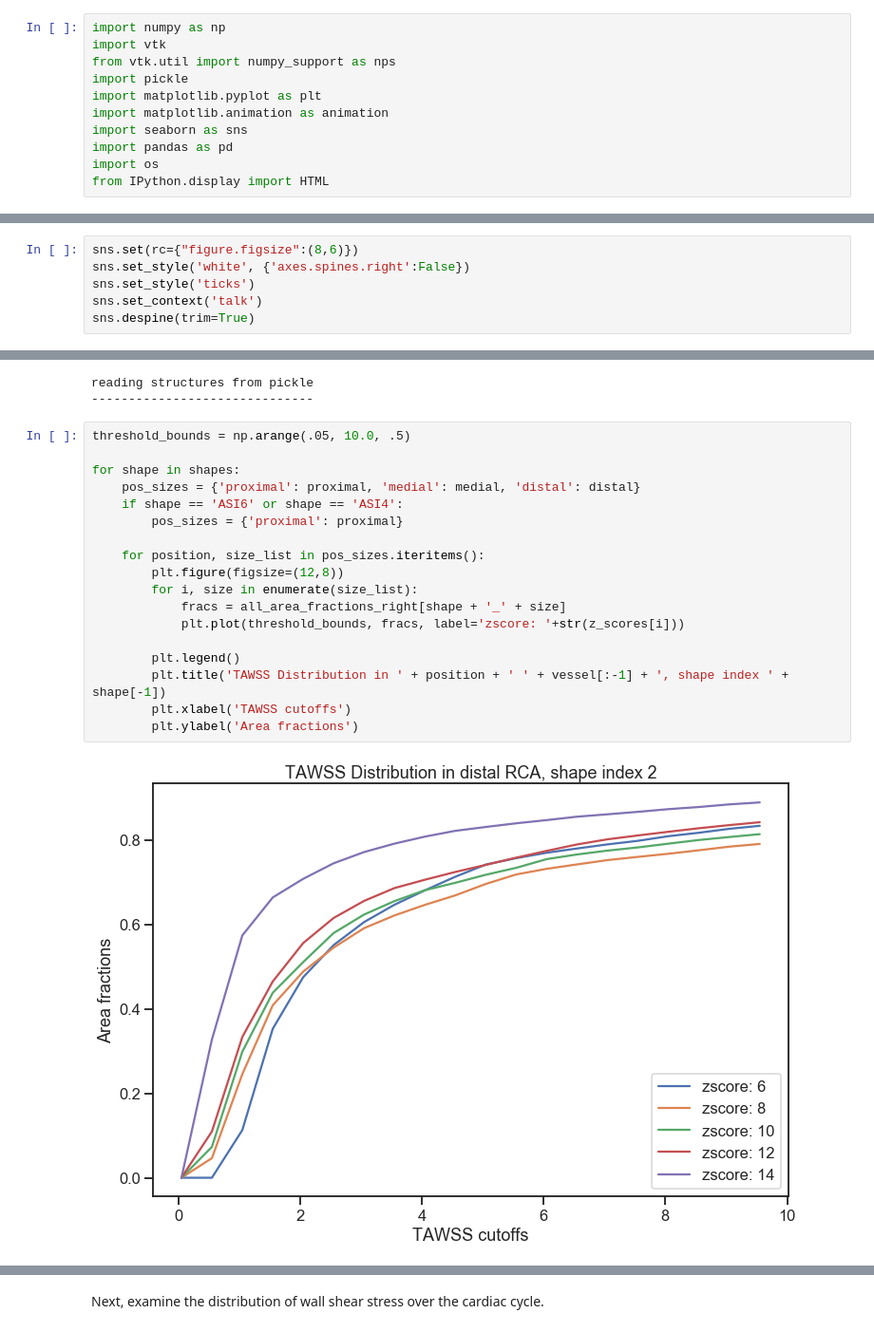
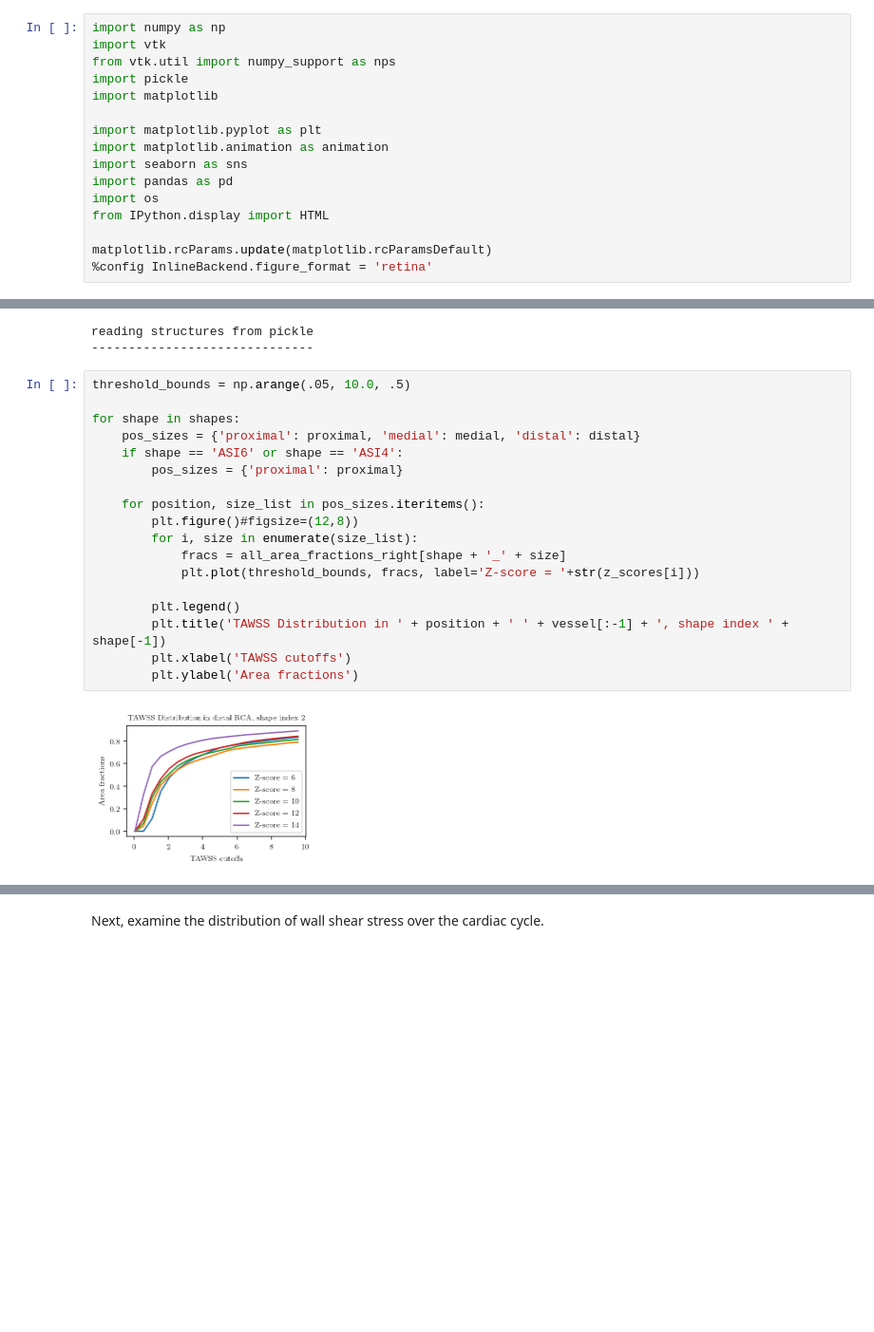
Before and after one commit to StanfordCBCL/KD-project, a Jupyter notebook: PostProcessVis_2019_Jan_25_scratch.ipynb, the cells around one changed output, grey strips where cells are left out. Shown at 95% size. Cells and saved outputs as stored; diff of their text form; blank space fills up the shorter version.

```diff
--- a/PostProcessVis_2019_Jan_25_scratch.ipynb
+++ b/PostProcessVis_2019_Jan_25_scratch.ipynb
@@ -20,12 +20,17 @@ import numpy as np
 import vtk
 from vtk.util import numpy_support as nps
 import pickle
+import matplotlib
+
 import matplotlib.pyplot as plt
 import matplotlib.animation as animation
 import seaborn as sns
 import pandas as pd
 import os
 from IPython.display import HTML
+
+matplotlib.rcParams.update(matplotlib.rcParamsDefault)
+%config InlineBackend.figure_format = 'retina'
 # %% [markdown]
 Import other requirements
 # %%
@@ -34,9 +39,3 @@ from AneurysmGeneration.utils.interpolation import *
 from AneurysmGeneration.utils.normalization import *
 # %% [markdown]
 Configure display styles
-# %%
-sns.set(rc={"figure.figsize":(8,6)})
-sns.set_style('white', {'axes.spines.right':False})
-sns.set_style('ticks')
-sns.set_context('talk')
-sns.despine(trim=True)
@@ -65,20 +129,20 @@ reading structures from pickle
 # %%
 threshold_bounds = np.arange(.05, 10.0, .5)
 
 for shape in shapes:
     pos_sizes = {'proximal': proximal, 'medial': medial, 'distal': distal}
     if shape == 'ASI6' or shape == 'ASI4':
         pos_sizes = {'proximal': proximal}
 
     for position, size_list in pos_sizes.iteritems():
-        plt.figure(figsize=(12,8))
+        plt.figure()#figsize=(12,8))
         for i, size in enumerate(size_list):
             fracs = all_area_fractions_right[shape + '_' + size]
-            plt.plot(threshold_bounds, fracs, label='zscore: '+str(z_scores[i]))
+            plt.plot(threshold_bounds, fracs, label='Z-score = '+str(z_scores[i]))
 
         plt.legend()
         plt.title('TAWSS Distribution in ' + position + ' ' + vessel[:-1] + ', shape index ' + shape[-1])
         plt.xlabel('TAWSS cutoffs')
         plt.ylabel('Area fractions')
 # %% [output]
-[figure, old version]
+[figure, new version]
```
Also changed, not shown: parts of 18 cells of this notebook, 15 other files.
